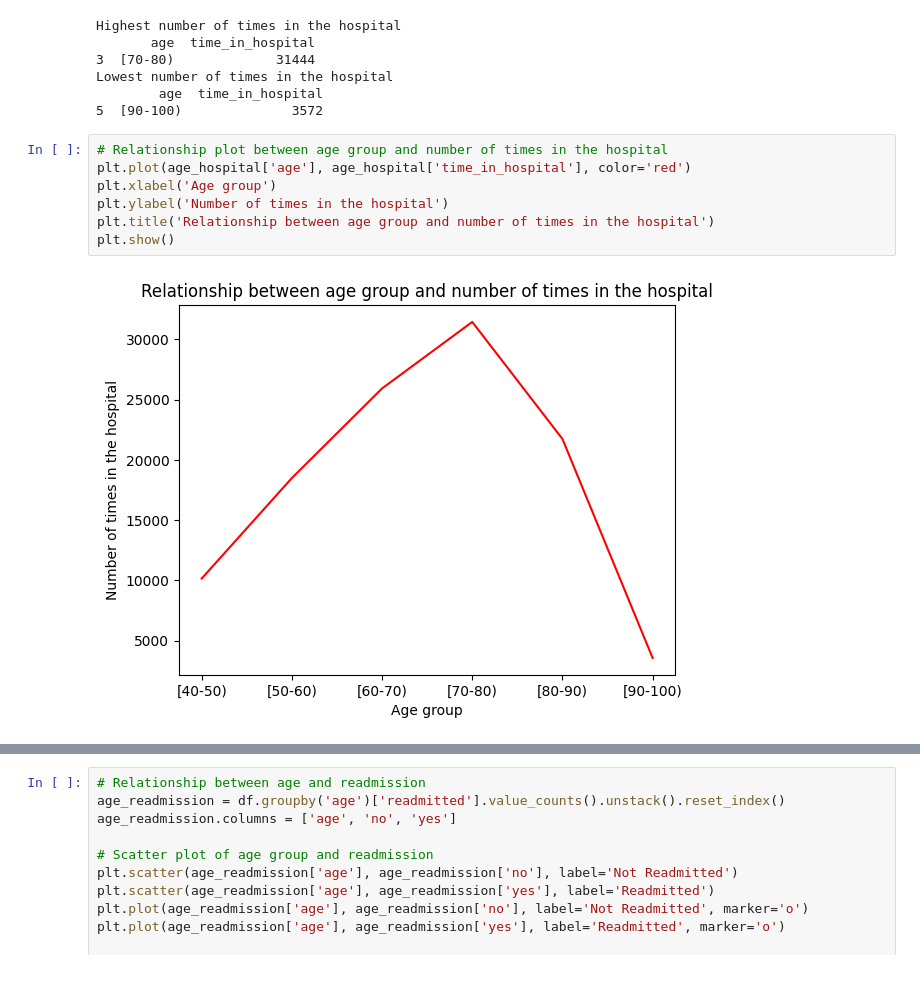
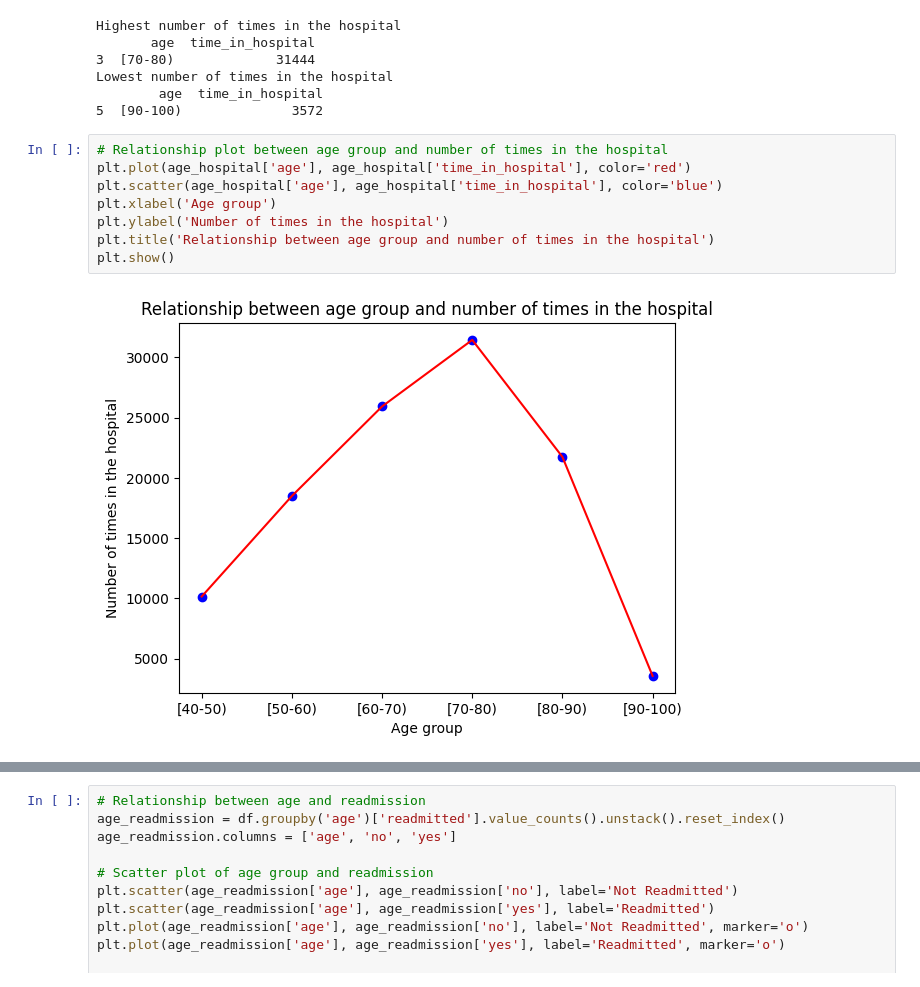
Before and after one commit to prabinpanta0/Patient-Readmission-Prediction, a Jupyter notebook: GHM.ipynb, the cells around one changed output, grey strips where cells are left out. Drawn from its saved outputs; the diff is of its cells as text.

```diff
--- a/GHM.ipynb
+++ b/GHM.ipynb
@@ -221,9 +219,10 @@ Lowest number of times in the hospital
 # %%
 # Relationship plot between age group and number of times in the hospital
 plt.plot(age_hospital['age'], age_hospital['time_in_hospital'], color='red')
+plt.scatter(age_hospital['age'], age_hospital['time_in_hospital'], color='blue')
 plt.xlabel('Age group')
 plt.ylabel('Number of times in the hospital')
 plt.title('Relationship between age group and number of times in the hospital')
 plt.show()
 # %% [output]
-[figure, old version]
+[figure, new version]
```
Also changed, not shown: parts of 4 cells of this notebook.
